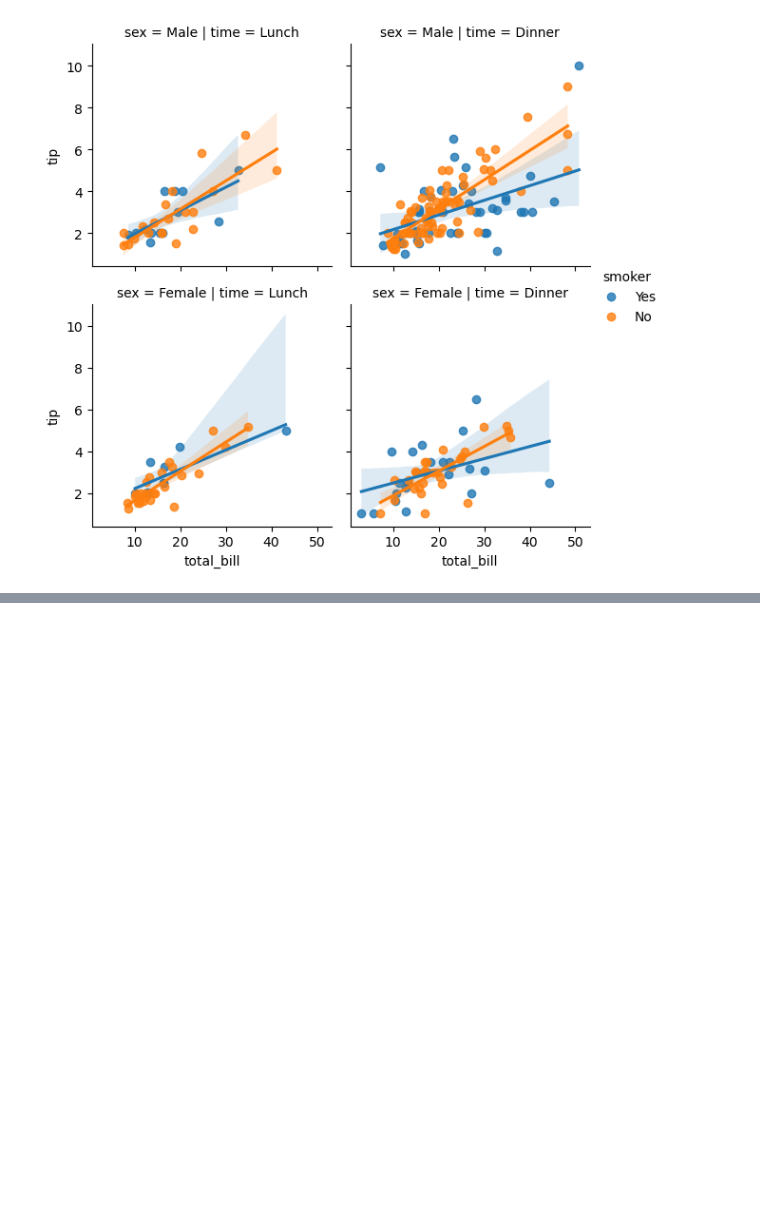
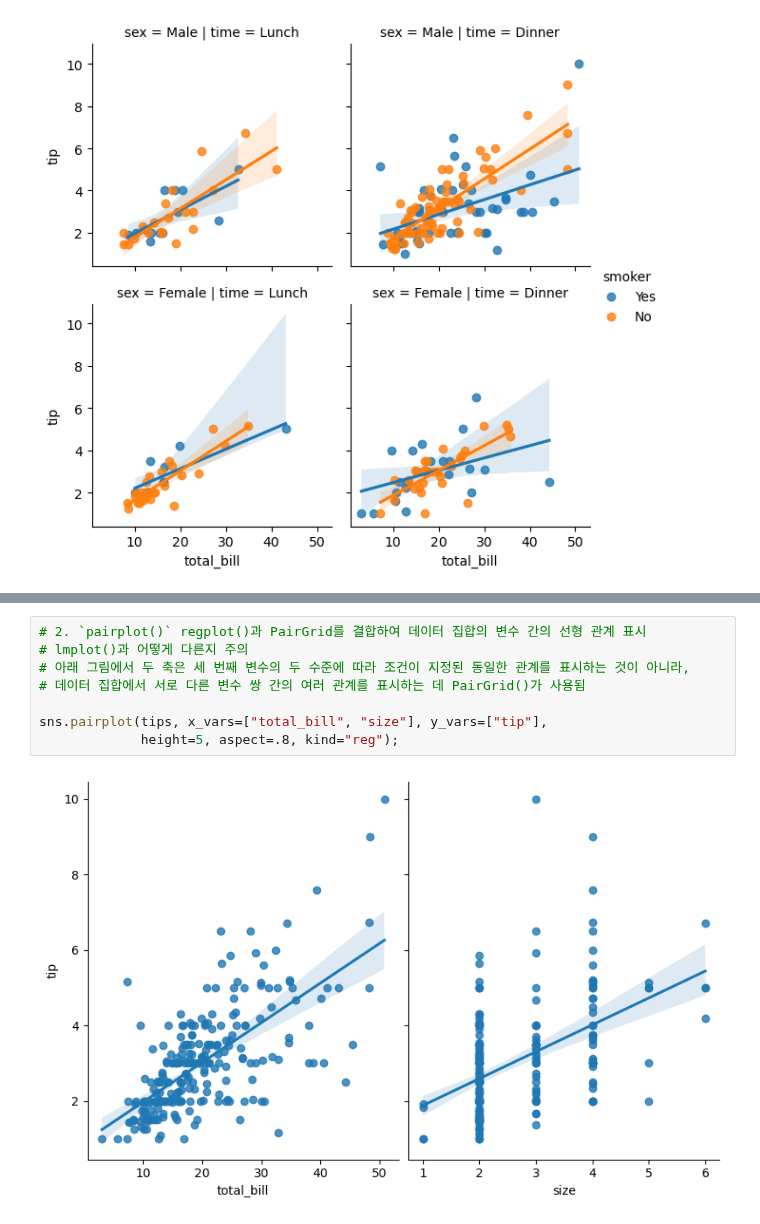
Before and after one commit to jhwn533/Pallet-Town, a Jupyter notebook: Seaborn_Tutorial/Estimating regression fits.ipynb, the cells around one changed output, grey strips where cells are left out. Drawn from its saved outputs; the diff is of its cells as text; blank space fills up the shorter version.

```diff
--- a/Seaborn_Tutorial/Estimating regression fits.ipynb
+++ b/Seaborn_Tutorial/Estimating regression fits.ipynb
@@ -155,0 +165,10 @@ sns.lmplot(x="total_bill", y="tip", hue="smoker",
+# %%
+# 2. `pairplot()` regplot()과 PairGrid를 결합하여 데이터 집합의 변수 간의 선형 관계 표시
+# lmplot()과 어떻게 다른지 주의
+# 아래 그림에서 두 축은 세 번째 변수의 두 수준에 따라 조건이 지정된 동일한 관계를 표시하는 것이 아니라,
+# 데이터 집합에서 서로 다른 변수 쌍 간의 여러 관계를 표시하는 데 PairGrid()가 사용됨
+
+sns.pairplot(tips, x_vars=["total_bill", "size"], y_vars=["tip"],
+             height=5, aspect=.8, kind="reg");
+# %% [output]
+[figure, added]
```
Also changed, not shown: parts of 6 cells of this notebook.
